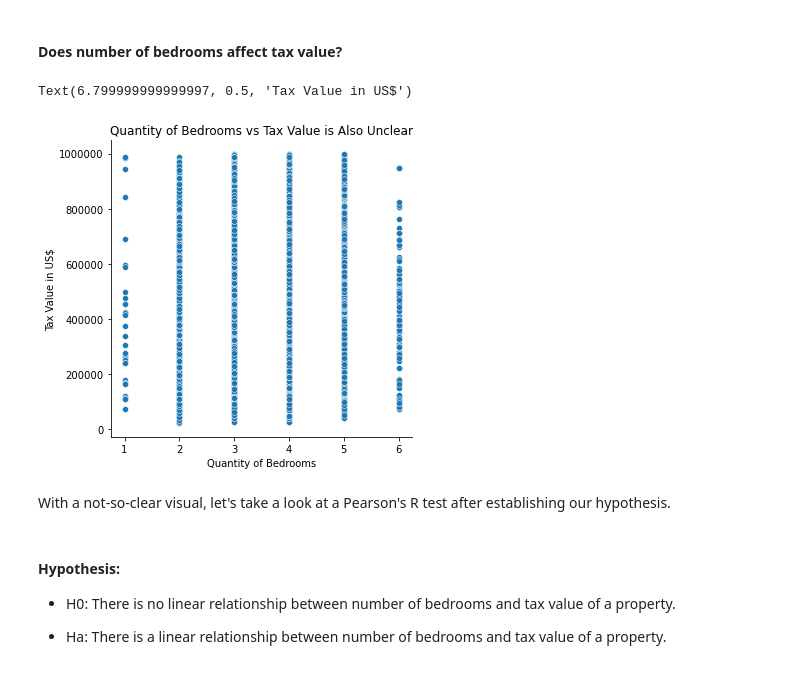
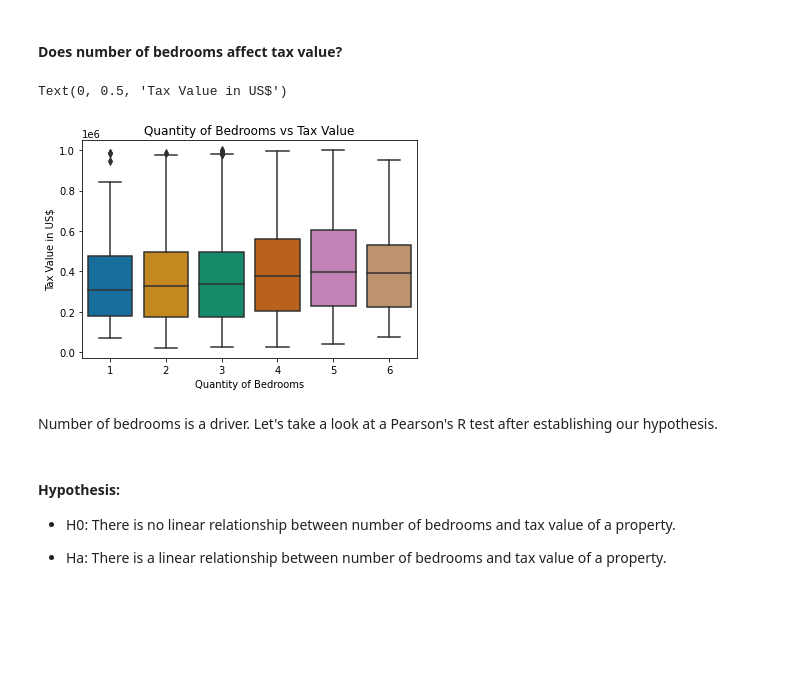
Before and after one commit to jnolf/codeup-regression-project, a Jupyter notebook: Final_Zillow_Report.ipynb, the cells around one changed output. Drawn from its saved outputs; the diff is of its cells as text; code cells hidden in the pictures; blank space fills up the shorter version.

```diff
--- a/Final_Zillow_Report.ipynb
+++ b/Final_Zillow_Report.ipynb
@@ -208,17 +208,15 @@ We can use our statistical analysis and visualizations to determine that there i
 # %% [markdown]
 #### Does number of bedrooms affect tax value?
 # %%
-sns.relplot(x ='bedrooms', y ='tax_value', data = train,
-            palette = 'colorblind',kind = 'scatter')
-plt.title('Quantity of Bedrooms vs Tax Value is Also Unclear')
-plt.ticklabel_format(style = 'plain')
+sns.boxplot(x ='bedrooms', y ='tax_value', data = train, palette ='colorblind')
+plt.title('Quantity of Bedrooms vs Tax Value')
 plt.xlabel('Quantity of Bedrooms')
 plt.ylabel('Tax Value in US$')
 # %% [output]
-Text(6.799999999999997, 0.5, 'Tax Value in US$')
+Text(0, 0.5, 'Tax Value in US$')
-[figure, old version]
+[figure, new version]
 # %% [markdown]
-With a not-so-clear visual, let's take a look at a Pearson's R test after establishing our hypothesis.
+Number of bedrooms is a driver. Let's take a look at a Pearson's R test after establishing our hypothesis.
 # %% [markdown]
 #### Hypothesis:
  - H0: There is no linear relationship between number of bedrooms and tax value of a property.
```
Also changed, not shown: parts of 7 cells of this notebook, 1 other file.
